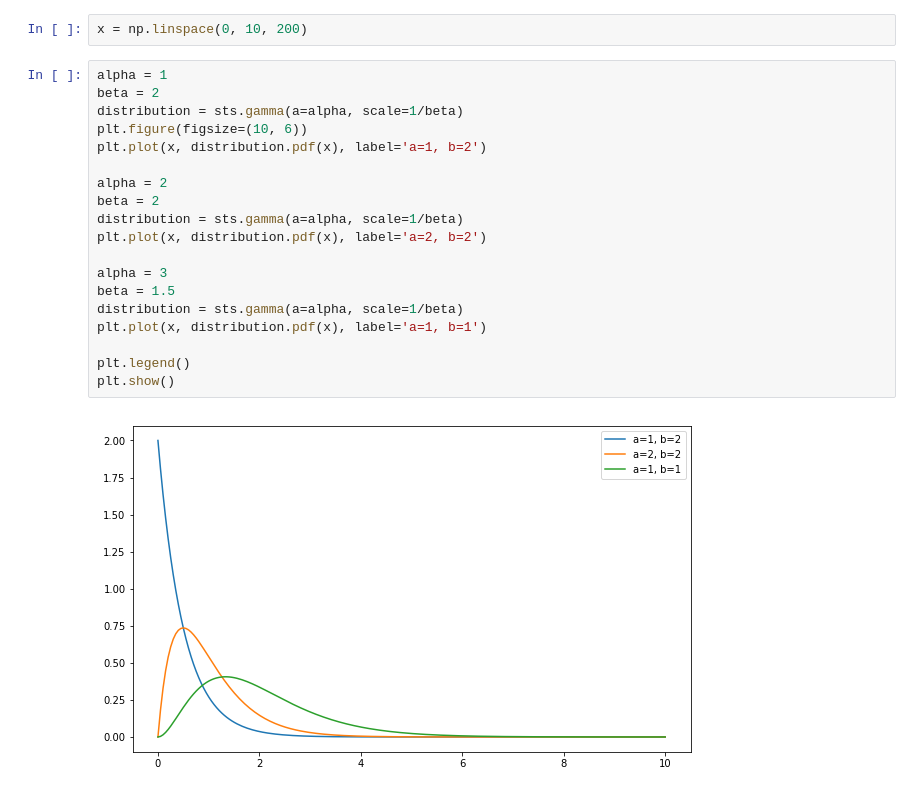
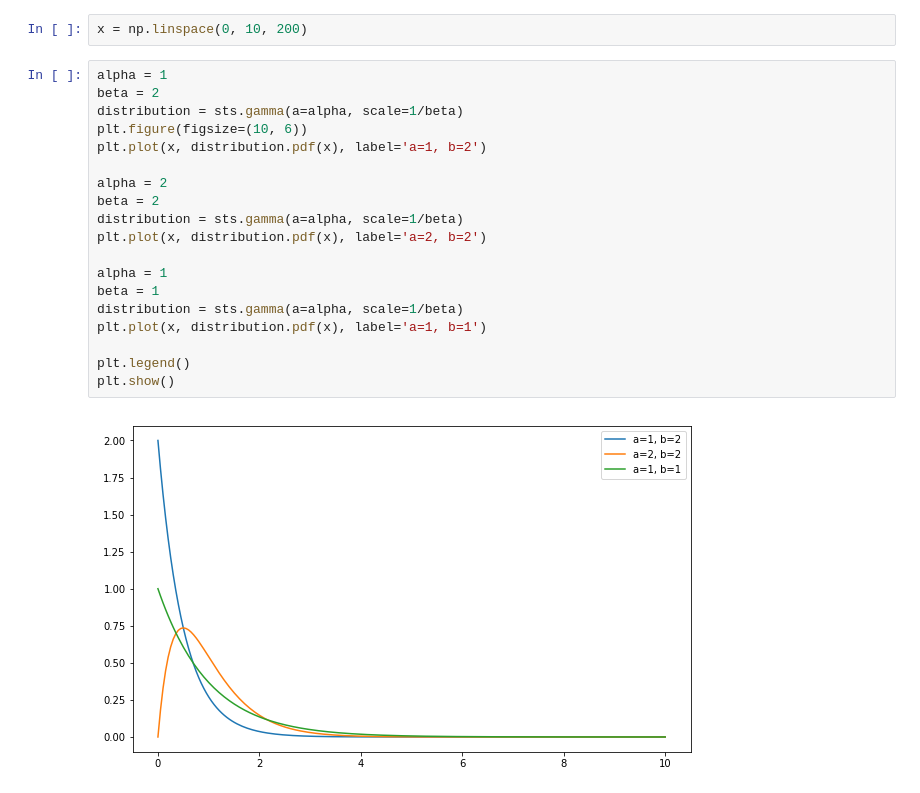
Before and after one commit to Munchic/cs146, a Jupyter notebook: 2.2 Distributions.ipynb, the cells around one changed output. Drawn from its saved outputs; the diff is of its cells as text.

```diff
--- a/2.2 Distributions.ipynb
+++ b/2.2 Distributions.ipynb
@@ -8,21 +8,21 @@ x = np.linspace(0, 10, 200)
 # %%
 alpha = 1
 beta = 2
 distribution = sts.gamma(a=alpha, scale=1/beta)
 plt.figure(figsize=(10, 6))
 plt.plot(x, distribution.pdf(x), label='a=1, b=2')
 
 alpha = 2
 beta = 2
 distribution = sts.gamma(a=alpha, scale=1/beta)
 plt.plot(x, distribution.pdf(x), label='a=2, b=2')
 
-alpha = 3
-beta = 1.5
+alpha = 1
+beta = 1
 distribution = sts.gamma(a=alpha, scale=1/beta)
 plt.plot(x, distribution.pdf(x), label='a=1, b=1')
 
 plt.legend()
 plt.show()
 # %% [output]
-[figure, old version]
+[figure, new version]
```
Also changed, not shown: parts of 3 cells of this notebook, 20 other files.
